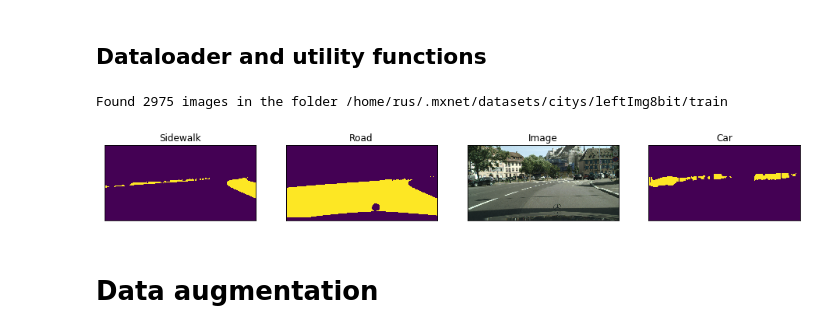
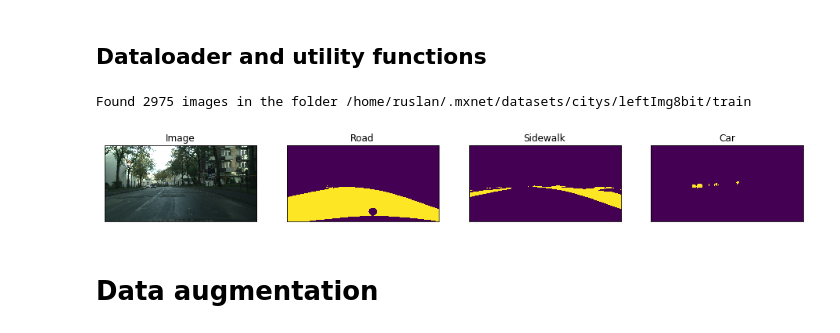
Before and after one commit to RuslanAgishev/robot_scene_understanding, a Jupyter notebook: Semantic_Segmentation/UNet/cityscapes.ipynb, the cells around one changed output. Saved outputs shown, nothing was run; the diff lists cells and outputs as text; code cells hidden in the pictures.

```diff
--- a/Semantic_Segmentation/UNet/cityscapes.ipynb
+++ b/Semantic_Segmentation/UNet/cityscapes.ipynb
@@ -153,19 +153,19 @@ class Dataloder(keras.utils.Sequence):
 # %%
 CLASSES = ['road', 'sidewalk', 'car', ]
 
 train_dataset = Dataset('train', classes=CLASSES)
 
-image, mask = train_dataset[122] # get some sample
+image, mask = train_dataset[1] # get some sample
 
 visualize(
     image=image,
     road=mask[..., 0].squeeze(),
     sidewalk=mask[..., 1].squeeze(),
     car=mask[..., 2].squeeze(),
 )
 # %% [output]
-Found 2975 images in the folder /home/rus/.mxnet/datasets/citys/leftImg8bit/train
+Found 2975 images in the folder /home/ruslan/.mxnet/datasets/citys/leftImg8bit/train
-[figure, old version]
+[figure, new version]
 # %% [markdown]
 # Data augmentation
 # %%
```
Also changed, not shown: parts of 16 cells of this notebook, 1 other file.
